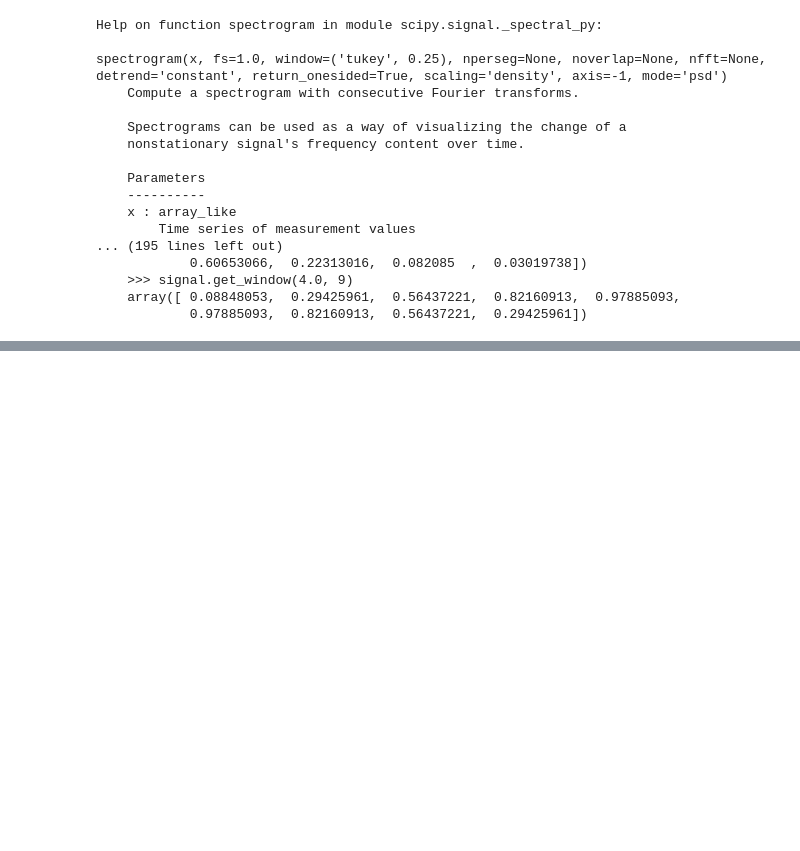
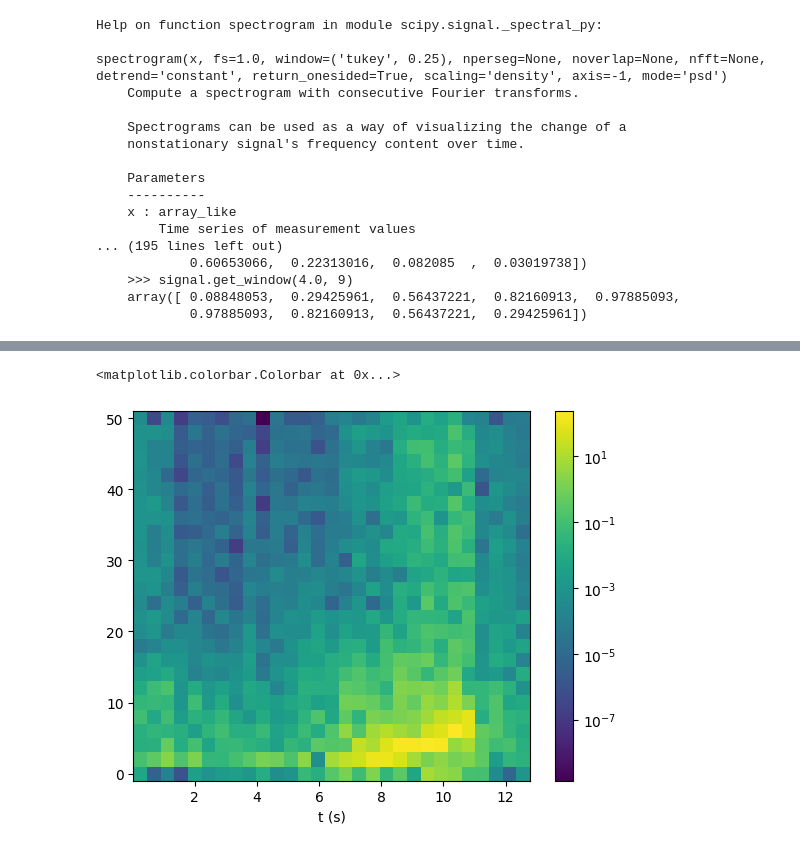
Before and after one commit to sebastlop/series-temporales-machine-learning, a Jupyter notebook: Apuntes/Tema-4/Tema-4-analisis-fourier.ipynb, the cells around one changed output, grey strips where cells are left out. Cells and saved outputs as stored; diff of their text form; code cells hidden in the pictures; blank space fills up the shorter version.

```diff
--- a/Apuntes/Tema-4/Tema-4-analisis-fourier.ipynb
+++ b/Apuntes/Tema-4/Tema-4-analisis-fourier.ipynb
@@ -280,0 +315,9 @@ plt.colorbar()
+# %%
+from matplotlib.colors import LogNorm
+fs, ts, spec = spectrogram(new_signal_x,1/delta_t,nperseg=50)
+plt.xlabel('t (s)')
+plt.pcolormesh(ts,fs[0:],spec[0:,:],norm= LogNorm(vmin = spec.min(), vmax= spec.max()))
+plt.colorbar()
+# %% [output]
+<matplotlib.colorbar.Colorbar at 0x...>
+[figure, added]
```
Also changed, not shown: parts of 4 cells of this notebook, 4 other files.
